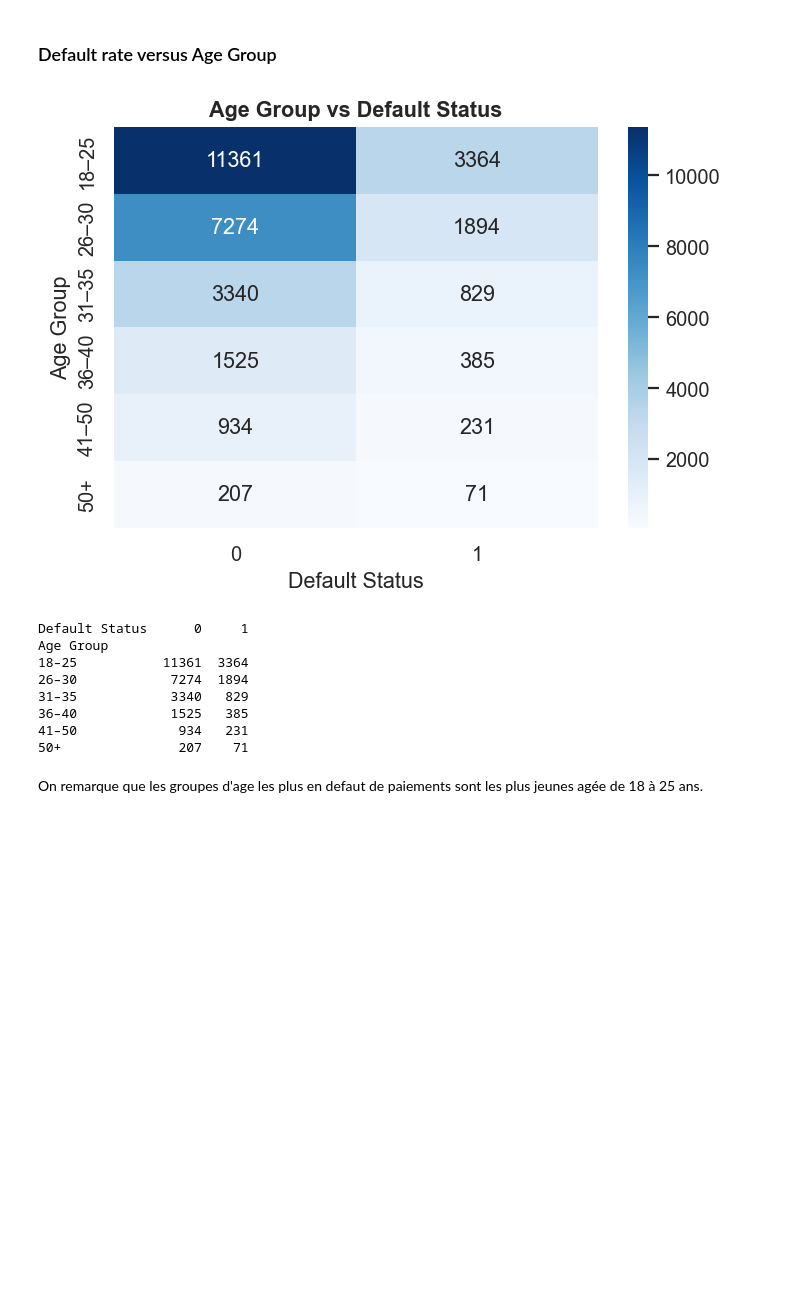
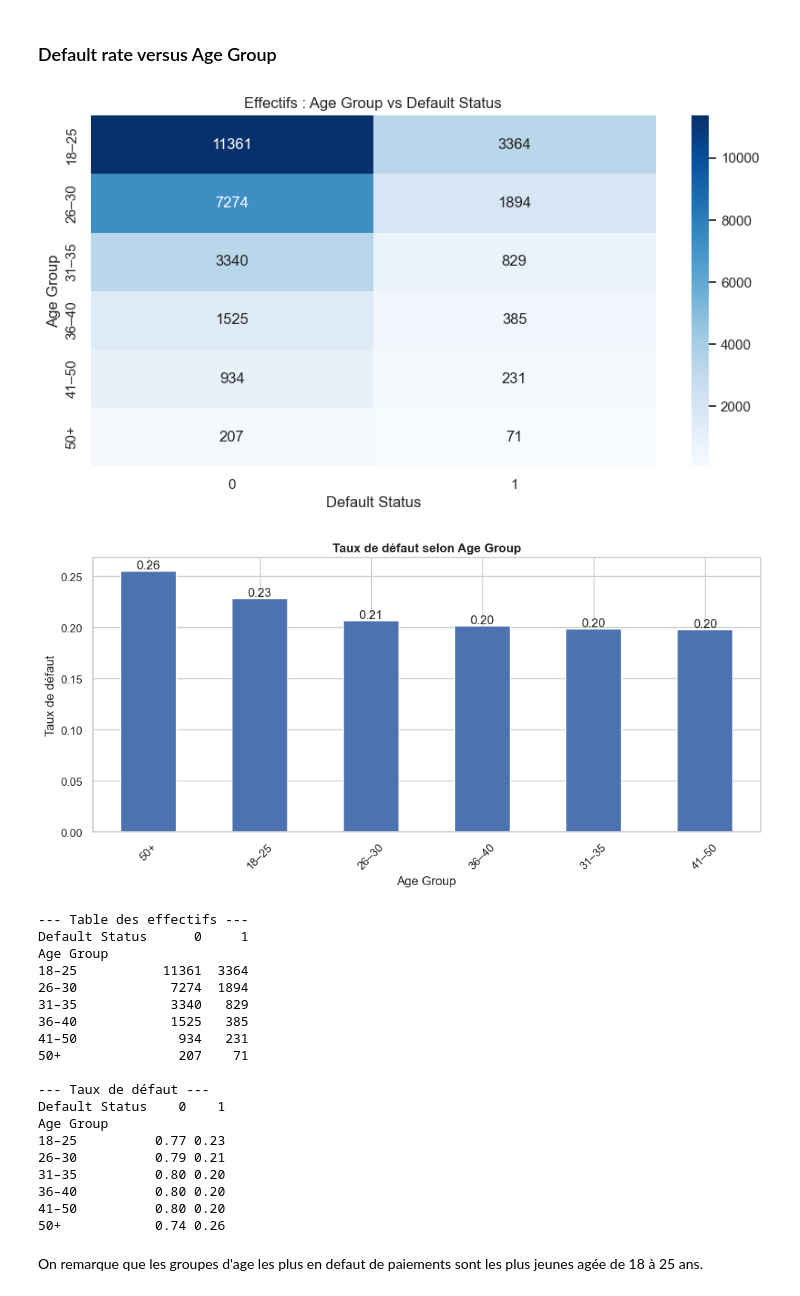
Before and after one commit to YATABARE-Cheikna-Amala/Projet-Final-Python_Pour_la_Data_Science, a Jupyter notebook: Projet_python_pour_la_data_science.ipynb, the cells around one changed output. Cells and saved outputs as stored; diff of their text form; code cells hidden in the pictures; blank space fills up the shorter version.

```diff
--- a/Projet_python_pour_la_data_science.ipynb
+++ b/Projet_python_pour_la_data_science.ipynb
@@ -703,9 +704,12 @@ Implication : les antécédents de défaut constituent un signal comportemental
 # %% [markdown]
 ### Default rate versus Age Group
 # %%
-bivarié_cat_cat(data, "Age Group", "Default Status")
+from statistique_descriptive import bivariate_cat_cat
+bivariate_cat_cat(data, "Age Group", "Default Status")
 # %% [output]
-[figure, old version]
+[figure, new version]
+[figure, added]
+--- Table des effectifs ---
 Default Status      0     1
 Age Group
 18–25           11361  3364
@@ -714,6 +718,16 @@ Age Group
 36–40            1525   385
 41–50             934   231
 50+               207    71
+
+--- Taux de défaut ---
+Default Status    0    1
+Age Group
+18–25          0.77 0.23
+26–30          0.79 0.21
+31–35          0.80 0.20
+36–40          0.80 0.20
+41–50          0.80 0.20
+50+            0.74 0.26
 # %% [markdown]
 On remarque que les groupes d'age les plus en defaut de paiements sont les plus jeunes agée de 18 à 25 ans.
 # %%
```
Also changed, not shown: parts of 27 cells of this notebook.
